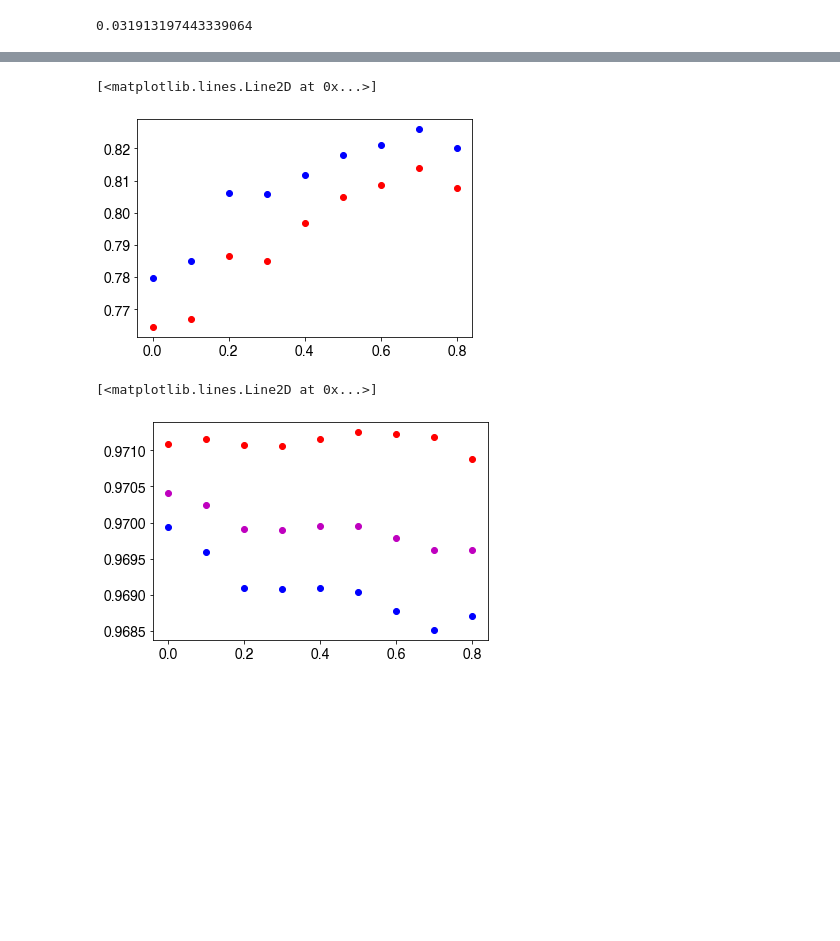
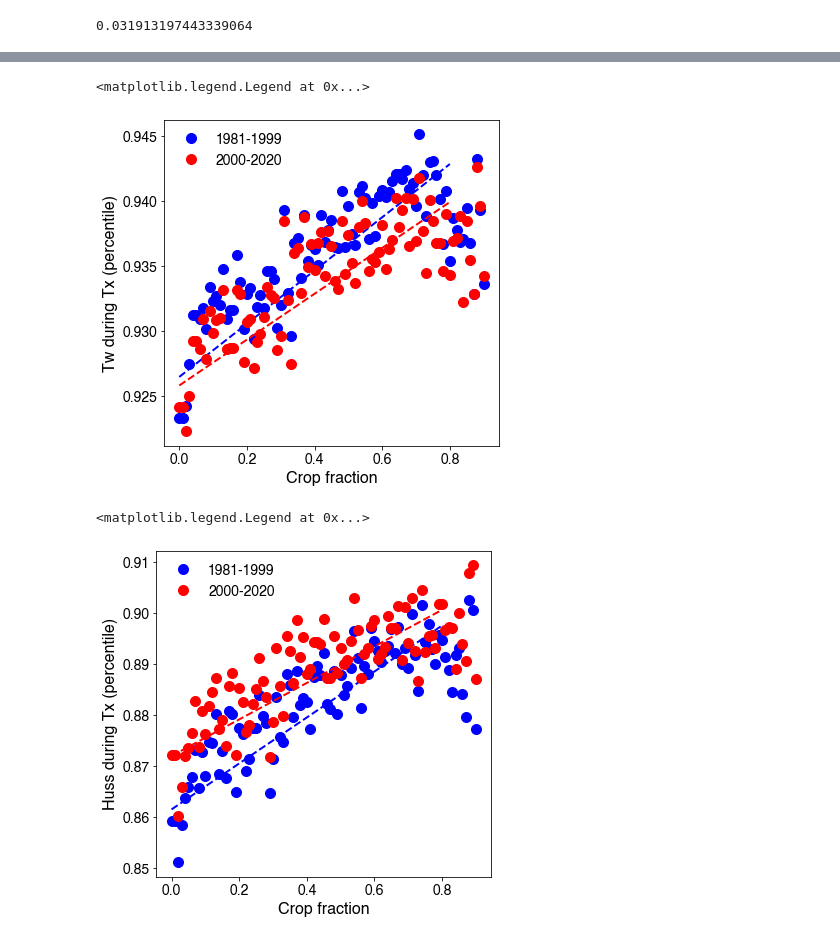
Before and after one commit to ecoffel/2021-heat, a Jupyter notebook: ht_tx_on_tw_analysis.ipynb, the cells around one changed output, grey strips where cells are left out. Cells and saved outputs as stored; diff of their text form; code cells hidden in the pictures; blank space fills up the shorter version.

```diff
--- a/ht_tx_on_tw_analysis.ipynb
+++ b/ht_tx_on_tw_analysis.ipynb
@@ -1386,7 +1466,6 @@ for r, cur_r_t_et_diff_bin in enumerate(r_t_et_diff_bins):
     else:
         ind_r_t_et_diff = np.where((~np.isnan(data['r_t_et']) & (~np.isnan(data['cf'])) & (~np.isnan(data['tx_during_tx'])) & (data['r_t_et_diff'] >= cur_r_t_et_diff_bin) & (data['r_t_et_diff'] < cur_r_t_et_diff_bin+.1)))[0]
 
-    r_t_et_diff_inds[ind_r_t_et_diff] = r
 
     cur_cf_bins = np.full([ind_r_t_et_diff.size], np.nan)
     cur_rt_bins = np.full([ind_r_t_et_diff.size], np.nan)
@@ -2113,13 +2110,52 @@ plt.plot(cf_bins, huss_during_tx_by_cf_bin_2, 'or')
-# %%
-plt.plot(cf_bins, et_during_tx_by_cf_bin_1, 'ob')
-plt.plot(cf_bins, et_during_tx_by_cf_bin_2, 'or')
-# %% [output]
-[<matplotlib.lines.Line2D at 0x...>]
-[figure, removed]
-# %%
-plt.plot(cf_bins, tx_during_tx_by_cf_bin, 'om')
-plt.plot(cf_bins, tx_during_tx_by_cf_bin_1, 'ob')
-plt.plot(cf_bins, tx_during_tx_by_cf_bin_2, 'or')
-# %% [output]
-[<matplotlib.lines.Line2D at 0x...>]
-[figure, removed]
+# %%
+X = sm.add_constant(data['cf'])
+mdl_1 = sm.OLS(data['tw_during_tx_1'], X).fit()
+
+X = sm.add_constant(data['cf'])
+mdl_2 = sm.OLS(data['tw_during_tx_2'], X).fit()
+
+
+plt.figure(figsize=(6,6))
+
+plt.plot(cf_bins, tw_during_tx_by_cf_bin_1, 'ob', markersize=10, label='1981-1999')
+plt.plot([0, .8], [mdl_1.params[0]+0*mdl_1.params[1], mdl_1.params[0]+0.8*mdl_1.params[1]], '--b', lw=2)
+
+plt.plot(cf_bins, tw_during_tx_by_cf_bin_2, 'or', markersize=10, label='2000-2020')
+plt.plot([0, .8], [mdl_2.params[0]+0*mdl_2.params[1], mdl_2.params[0]+0.8*mdl_2.params[1]], '--r', lw=2)
+
+# plt.plot(cf_bins, et_during_tx_by_cf_bin, 'om', markersize=10, label='1981-2020')
+
+# plt.gca().set_xticks(range(0,cf_bins.size,2))
+# plt.gca().set_xticklabels(np.round(cf_bins[np.arange(0,cf_bins.size,2)],2))
+plt.xlabel('Crop fraction')
+plt.ylabel('Tw during Tx (percentile)')
+plt.legend(prop={'size': 14}, frameon=False)
+# %% [output]
+<matplotlib.legend.Legend at 0x...>
+[figure, added]
+# %%
+X = sm.add_constant(data['cf'])
+mdl_1 = sm.OLS(data['huss_during_tx_1'], X).fit()
+
+X = sm.add_constant(data['cf'])
+mdl_2 = sm.OLS(data['huss_during_tx_2'], X).fit()
+
+
+plt.figure(figsize=(6,6))
+
+plt.plot(cf_bins, huss_during_tx_by_cf_bin_1, 'ob', markersize=10, label='1981-1999')
+plt.plot([0, .8], [mdl_1.params[0]+0*mdl_1.params[1], mdl_1.params[0]+0.8*mdl_1.params[1]], '--b', lw=2)
+
+plt.plot(cf_bins, huss_during_tx_by_cf_bin_2, 'or', markersize=10, label='2000-2020')
+plt.plot([0, .8], [mdl_2.params[0]+0*mdl_2.params[1], mdl_2.params[0]+0.8*mdl_2.params[1]], '--r', lw=2)
+
+# plt.plot(cf_bins, et_during_tx_by_cf_bin, 'om', markersize=10, label='1981-2020')
+
+# plt.gca().set_xticks(range(0,cf_bins.size,2))
+# plt.gca().set_xticklabels(np.round(cf_bins[np.arange(0,cf_bins.size,2)],2))
+plt.xlabel('Crop fraction')
+plt.ylabel('Huss during Tx (percentile)')
+plt.legend(prop={'size': 14}, frameon=False)
+# %% [output]
+<matplotlib.legend.Legend at 0x...>
+[figure, added]
```
Also changed, not shown: parts of 62 cells of this notebook, 7 other files.
